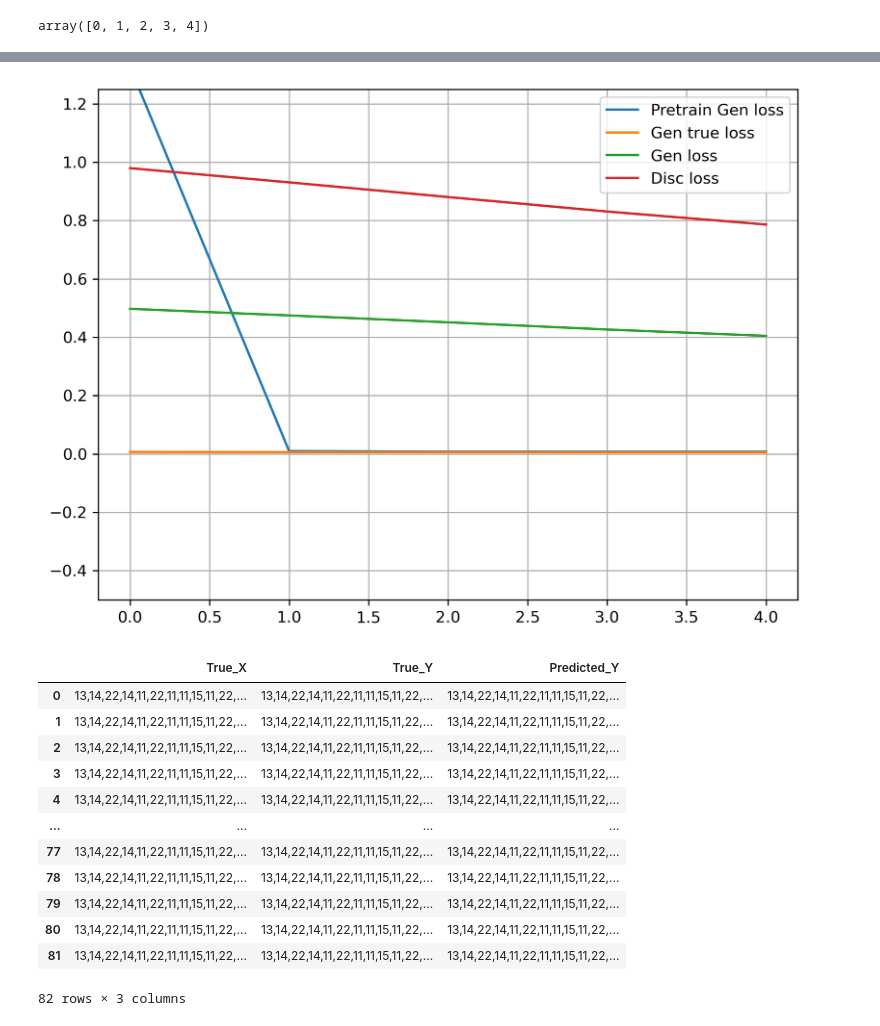
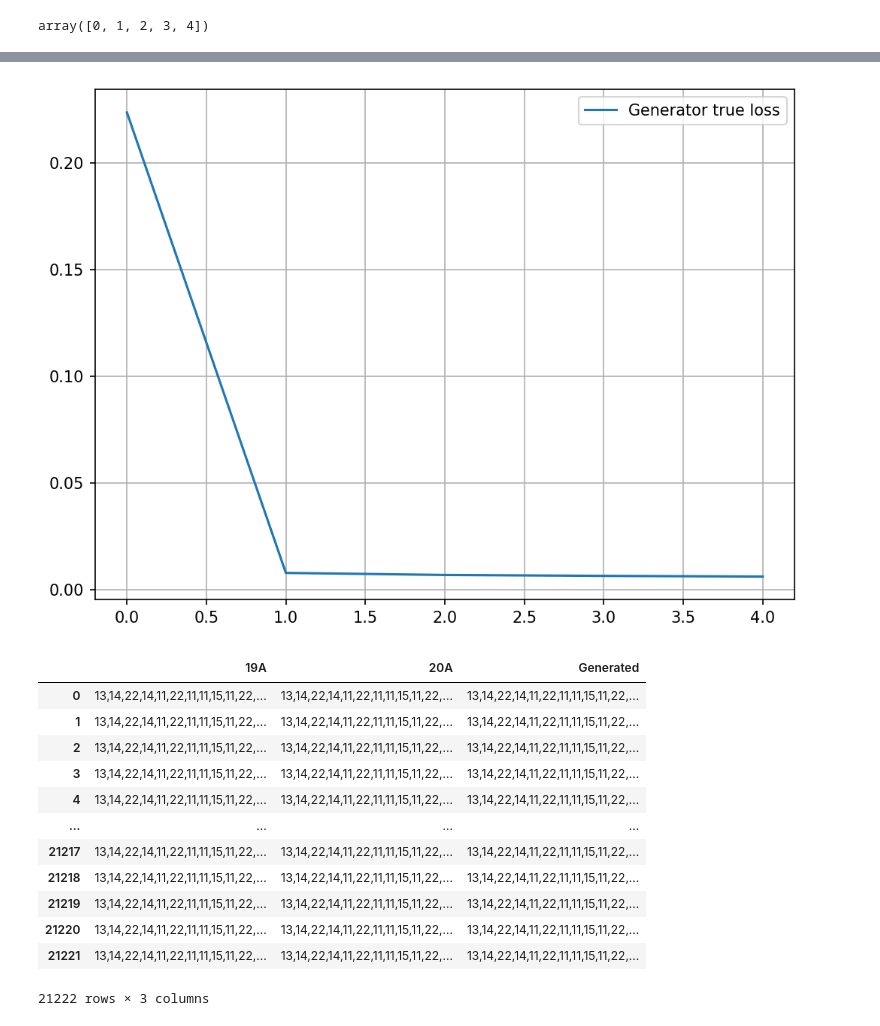
Before and after one commit to anuprulez/clade_prediction, a Jupyter notebook: analyse_results.ipynb, the cells around one changed output, grey strips where cells are left out. Cells and saved outputs as stored; diff of their text form; code cells hidden in the pictures.

```diff
--- a/analyse_results.ipynb
+++ b/analyse_results.ipynb
@@ -4,7 +4,7 @@ import pandas as pd
 import tensorflow as tf
 import json
 # %%
-path_results = "test_results/19A_19B/"
+path_results = "test_results/19A_20A_19_Aug/"
 # %%
 def read_json(file_path):
     with open(file_path) as file:
@@ -44,34 +37,34 @@ import seaborn as sns
 import matplotlib.pyplot as plt
 # %%
 #dataframe = pd.DataFrame(list(zip(epochs, pretr_gen_loss, tr_gen_true_loss, tr_gen_loss, tr_disc_loss)), columns=["Epochs", "Pretrain gen loss","Tr gen true loss", "Tr gen loss", "Tr disc loss"])
-plt.figure(figsize=(8, 6), dpi=300)
+plt.figure(figsize=(8, 6), dpi=150)
 
-plt.plot(epochs, pretr_gen_loss)
+#plt.plot(epochs, pretr_gen_loss)
 plt.plot(epochs, tr_gen_true_loss)
-plt.plot(epochs, tr_gen_loss)
-plt.plot(epochs, tr_disc_loss)
-plt.ylim(-0.5, 1.25)
-plt.legend(["Pretrain Gen loss", "Gen true loss", "Gen loss", "Disc loss"])
+#plt.plot(epochs, tr_gen_loss)
+#plt.plot(epochs, tr_disc_loss)
+#plt.ylim(-0.5, 1.25)
+plt.legend(["Generator true loss"])
 plt.grid(True)
 plt.show()
 # %% [output]
-[figure, old version]
+[figure, new version]
 # %%
 df_true_pred = pd.read_csv(path_results + "true_predicted_df.csv")
 df_true_pred
 # %% [output]
-|  | True_X | True_Y | Predicted_Y |
+|  | 19A | 20A | Generated |
 | 0 | 13,14,22,14,11,22,11,11,15,11,22,... | 13,14,22,14,11,22,11,11,15,11,22,... | 13,14,22,14,11,22,11,11,15,11,22,... |
 | 1 | 13,14,22,14,11,22,11,11,15,11,22,... | 13,14,22,14,11,22,11,11,15,11,22,... | 13,14,22,14,11,22,11,11,15,11,22,... |
 | 2 | 13,14,22,14,11,22,11,11,15,11,22,... | 13,14,22,14,11,22,11,11,15,11,22,... | 13,14,22,14,11,22,11,11,15,11,22,... |
 | 3 | 13,14,22,14,11,22,11,11,15,11,22,... | 13,14,22,14,11,22,11,11,15,11,22,... | 13,14,22,14,11,22,11,11,15,11,22,... |
 | 4 | 13,14,22,14,11,22,11,11,15,11,22,... | 13,14,22,14,11,22,11,11,15,11,22,... | 13,14,22,14,11,22,11,11,15,11,22,... |
 | ... | ... | ... | ... |
-| 77 | 13,14,22,14,11,22,11,11,15,11,22,... | 13,14,22,14,11,22,11,11,15,11,22,... | 13,14,22,14,11,22,11,11,15,11,22,... |
-| 78 | 13,14,22,14,11,22,11,11,15,11,22,... | 13,14,22,14,11,22,11,11,15,11,22,... | 13,14,22,14,11,22,11,11,15,11,22,... |
-| 79 | 13,14,22,14,11,22,11,11,15,11,22,... | 13,14,22,14,11,22,11,11,15,11,22,... | 13,14,22,14,11,22,11,11,15,11,22,... |
-| 80 | 13,14,22,14,11,22,11,11,15,11,22,... | 13,14,22,14,11,22,11,11,15,11,22,... | 13,14,22,14,11,22,11,11,15,11,22,... |
-| 81 | 13,14,22,14,11,22,11,11,15,11,22,... | 13,14,22,14,11,22,11,11,15,11,22,... | 13,14,22,14,11,22,11,11,15,11,22,... |
+| 21217 | 13,14,22,14,11,22,11,11,15,11,22,... | 13,14,22,14,11,22,11,11,15,11,22,... | 13,14,22,14,11,22,11,11,15,11,22,... |
+| 21218 | 13,14,22,14,11,22,11,11,15,11,22,... | 13,14,22,14,11,22,11,11,15,11,22,... | 13,14,22,14,11,22,11,11,15,11,22,... |
+| 21219 | 13,14,22,14,11,22,11,11,15,11,22,... | 13,14,22,14,11,22,11,11,15,11,22,... | 13,14,22,14,11,22,11,11,15,11,22,... |
+| 21220 | 13,14,22,14,11,22,11,11,15,11,22,... | 13,14,22,14,11,22,11,11,15,11,22,... | 13,14,22,14,11,22,11,11,15,11,22,... |
+| 21221 | 13,14,22,14,11,22,11,11,15,11,22,... | 13,14,22,14,11,22,11,11,15,11,22,... | 13,14,22,14,11,22,11,11,15,11,22,... |
-82 rows × 3 columns
+21222 rows × 3 columns
 # %%
 cols = list(df_true_pred.columns)
```
Also changed, not shown: parts of 11 cells of this notebook, 2 other files.
